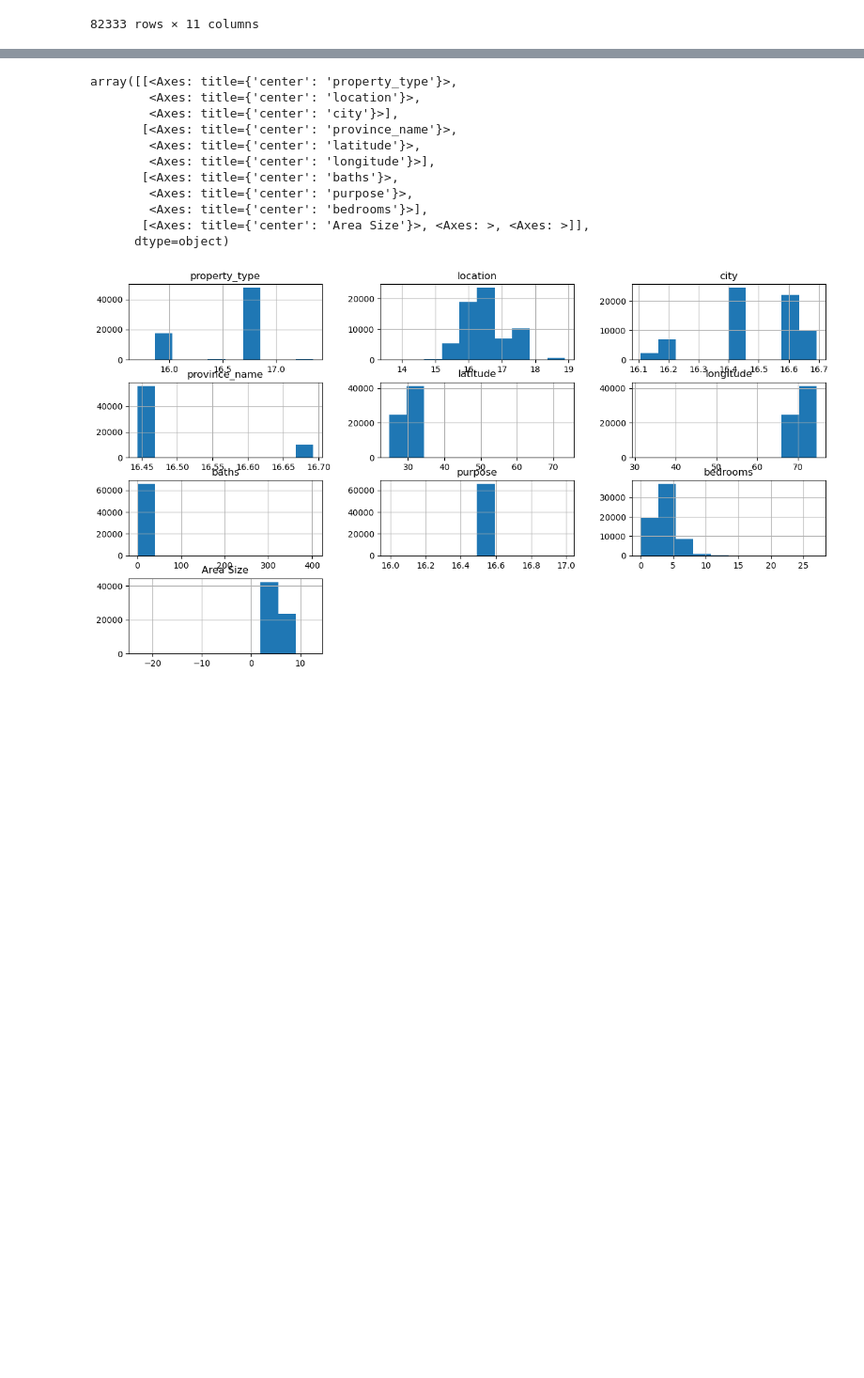
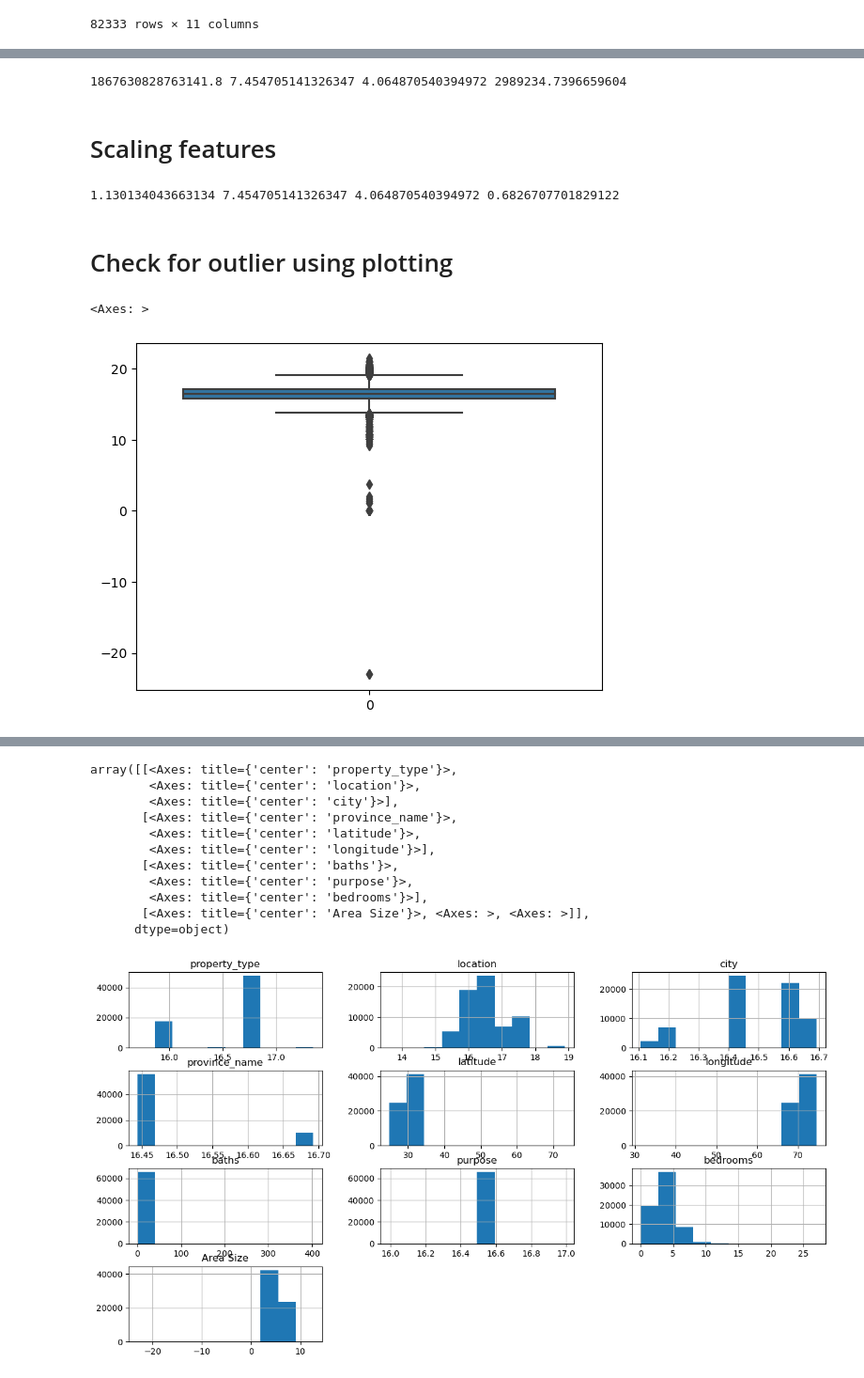
Before and after one commit to oyounis19/ML-Regression-Classification, a Jupyter notebook: code/numerical_regression/notebooks/Numerical_regressor.ipynb, the cells around one changed output, grey strips where cells are left out. Shown at 94% size. Cells and saved outputs as stored; diff of their text form; code cells hidden in the pictures; blank space fills up the shorter version.

```diff
--- a/code/numerical_regression/notebooks/Numerical_regressor.ipynb
+++ b/code/numerical_regression/notebooks/Numerical_regressor.ipynb
@@ -143,0 +157,10 @@ df
+# %%
+print(df['price'].var(),
+df['baths'].var(),
+df['bedrooms'].var(),
+df['Area Size'].var()
+     )
+# %% [output]
+1867630828763141.8 7.454705141326347 4.064870540394972 2989234.7396659604
+# %% [markdown]
+# Scaling features
@@ -143,0 +171,15 @@ df
+# %%
+print(df['price'].var(),
+df['baths'].var(),
+df['bedrooms'].var(),
+df['Area Size'].var()
+     )
+# %% [output]
+1.130134043663134 7.454705141326347 4.064870540394972 0.6826707701829122
+# %% [markdown]
+# Check for outlier using plotting
+# %%
+sns.boxplot(df['price'])
+# %% [output]
+<Axes: >
+[figure, added]
```
Also changed, not shown: parts of 42 cells of this notebook.
